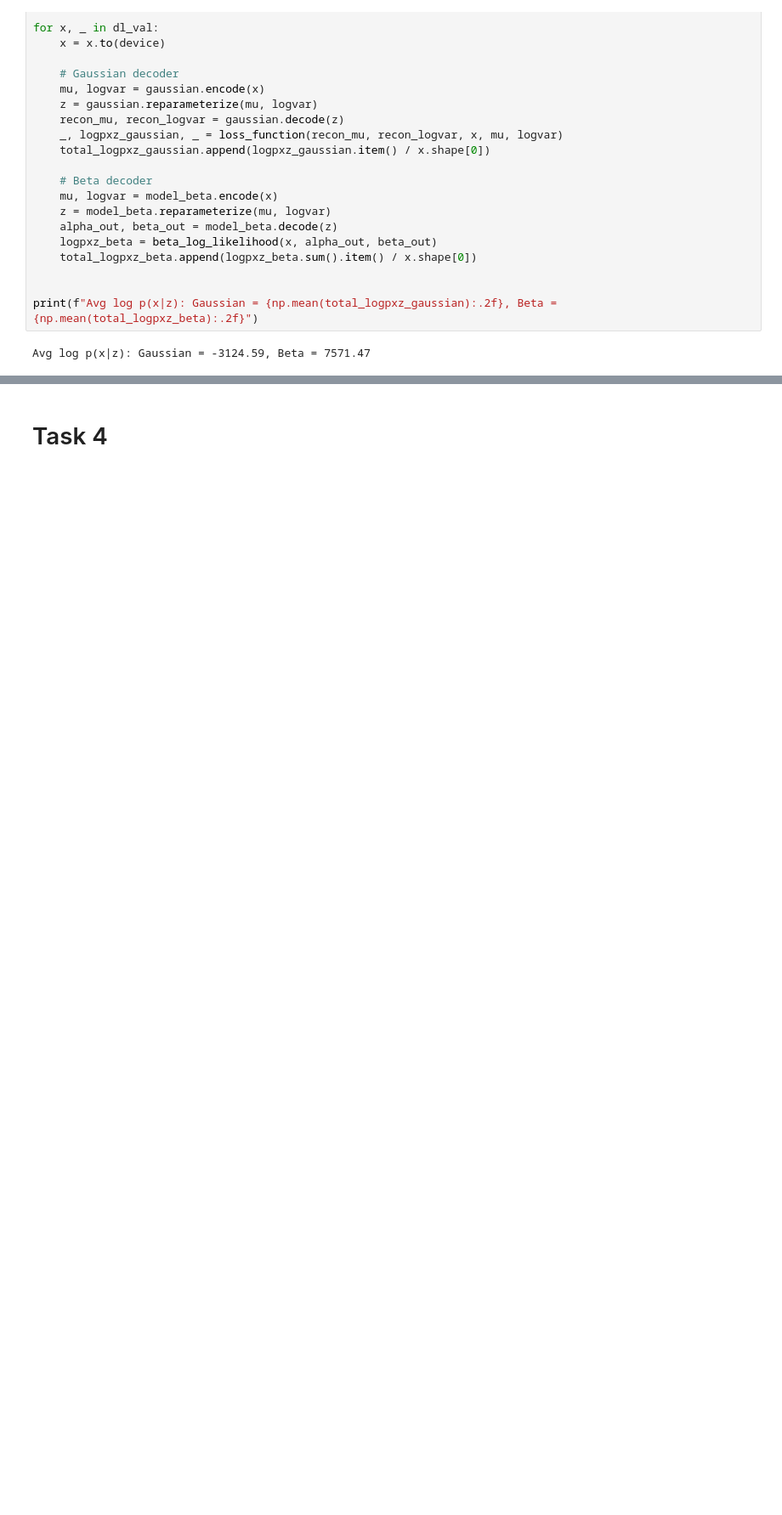
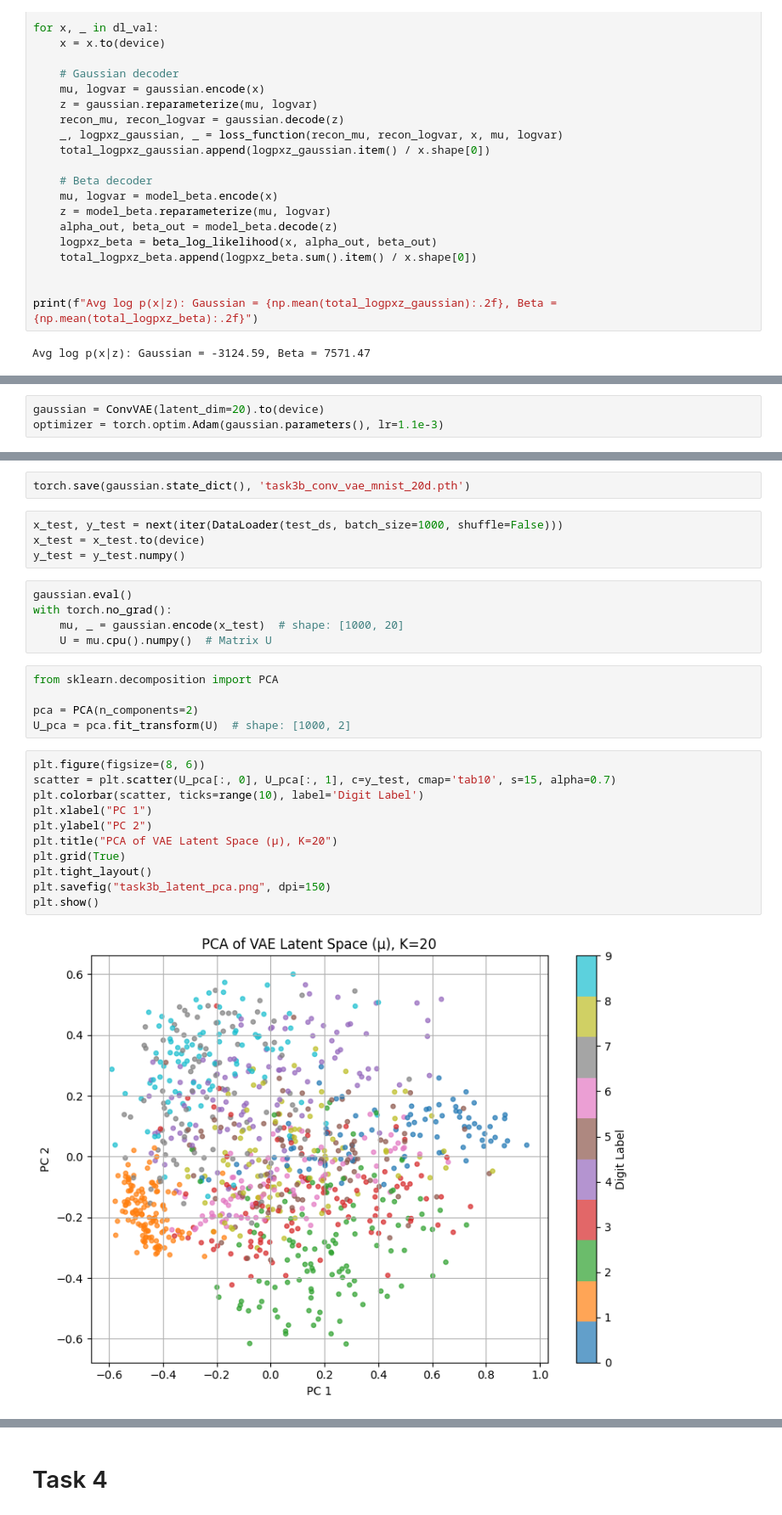
Before and after one commit to JasperWi/GenAIAssignment2-3, a Jupyter notebook: vae.ipynb, the cells around one changed output, grey strips where cells are left out. Shown: that part at 85% size. Drawn from its saved outputs; the diff is of its cells as text; blank space fills up the shorter version.

```diff
--- a/vae.ipynb
+++ b/vae.ipynb
@@ -509,0 +659,3 @@ Avg log p(x|z): Gaussian = -3124.59, Beta = 7571.47
+# %%
+gaussian = ConvVAE(latent_dim=20).to(device)
+optimizer = torch.optim.Adam(gaussian.parameters(), lr=1.1e-3)
@@ -509,0 +733,29 @@ Avg log p(x|z): Gaussian = -3124.59, Beta = 7571.47
+# %%
+torch.save(gaussian.state_dict(), 'task3b_conv_vae_mnist_20d.pth')
+# %%
+x_test, y_test = next(iter(DataLoader(test_ds, batch_size=1000, shuffle=False)))
+x_test = x_test.to(device)
+y_test = y_test.numpy()
+# %%
+gaussian.eval()
+with torch.no_grad():
+    mu, _ = gaussian.encode(x_test)  # shape: [1000, 20]
+    U = mu.cpu().numpy()  # Matrix U
+# %%
+from sklearn.decomposition import PCA
+
+pca = PCA(n_components=2)
+U_pca = pca.fit_transform(U)  # shape: [1000, 2]
+# %%
+plt.figure(figsize=(8, 6))
+scatter = plt.scatter(U_pca[:, 0], U_pca[:, 1], c=y_test, cmap='tab10', s=15, alpha=0.7)
+plt.colorbar(scatter, ticks=range(10), label='Digit Label')
+plt.xlabel("PC 1")
+plt.ylabel("PC 2")
+plt.title("PCA of VAE Latent Space (μ), K=20")
+plt.grid(True)
+plt.tight_layout()
+plt.savefig("task3b_latent_pca.png", dpi=150)
+plt.show()
+# %% [output]
+[figure, added]
```
Also changed, not shown: parts of 16 cells of this notebook, 5 other files.
